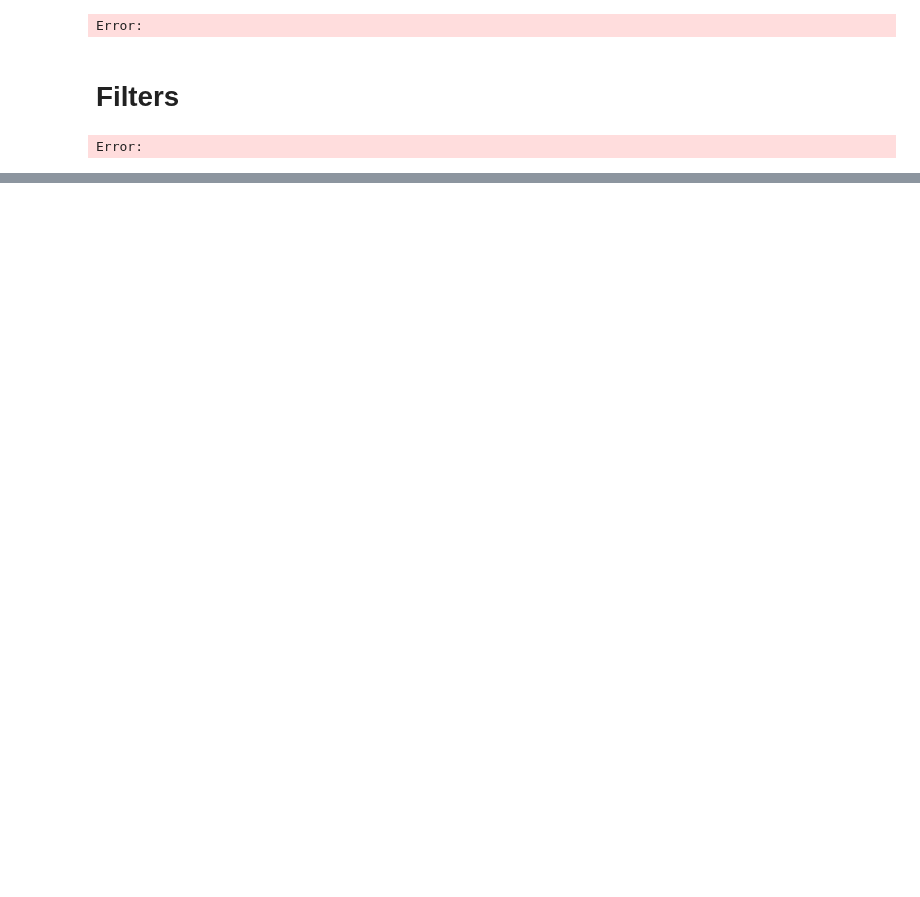
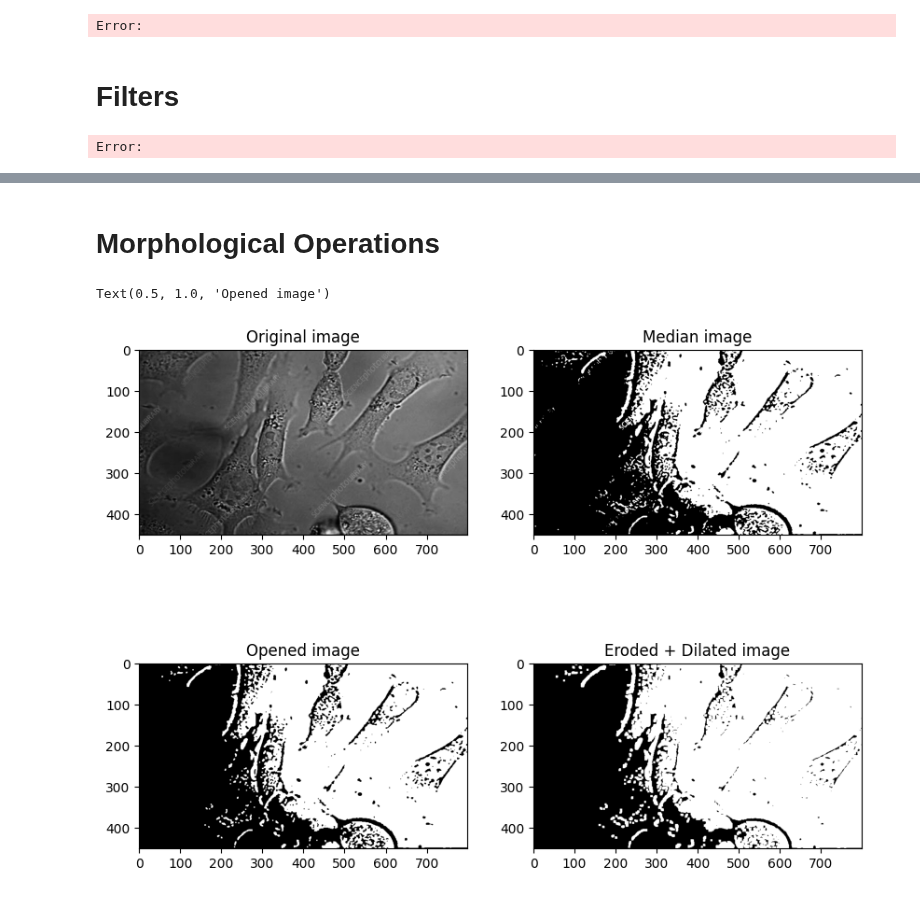
Before and after one commit to Sambhav226/image_processing, a Jupyter notebook: image_opencv.ipynb, the cells around one changed output, grey strips where cells are left out. Drawn from its saved outputs; the diff is of its cells as text; code cells hidden in the pictures; blank space fills up the shorter version.

```diff
--- a/image_opencv.ipynb
+++ b/image_opencv.ipynb
@@ -36,0 +126,39 @@ Error:
+# %% [markdown]
+# Morphological Operations
+# %%
+# Erosion, dilation and Opening
+import cv2
+import numpy as np
+from matplotlib import pyplot as plt
+
+img = cv2. imread ("images/denoising/noise.jpg", 0)
+median = cv2.medianBlur(img, 3)
+
+ret, th = cv2. threshold(median, 0, 255, cv2. THRESH_BINARY + cv2.THRESH_OTSU)
+
+kernel = np.ones ( (3,3), np.uint8)
+erosion = cv2.erode(th, kernel, iterations=1)
+dilation = cv2.dilate(erosion, kernel, iterations=2)
+
+opening = cv2.morphologyEx(th, cv2.MORPH_OPEN, kernel)
+
+# Create a 2x2 grid of subplots
+fig, axes = plt.subplots(nrows=2, ncols=2, figsize=(10, 8))
+
+axes[0,0].imshow(img, cmap='gray')
+axes[0,0].set_title("Original image")
+
+axes[0,1].imshow(th, cmap='gray')
+axes[0,1].set_title("Median image")
+
+# axes[1,0].imshow(erosion, cmap='gray')
+# axes[1,0].set_title("Erosion image")
+
+axes[1,1].imshow(dilation, cmap='gray')
+axes[1,1].set_title("Eroded + Dilated image")
+
+axes[1,0].imshow(opening, cmap='gray')
+axes[1,0].set_title("Opened image")
+# %% [output]
+Text(0.5, 1.0, 'Opened image')
+[figure, added]
```
Also changed, not shown: parts of 4 cells of this notebook, 1 other file.
